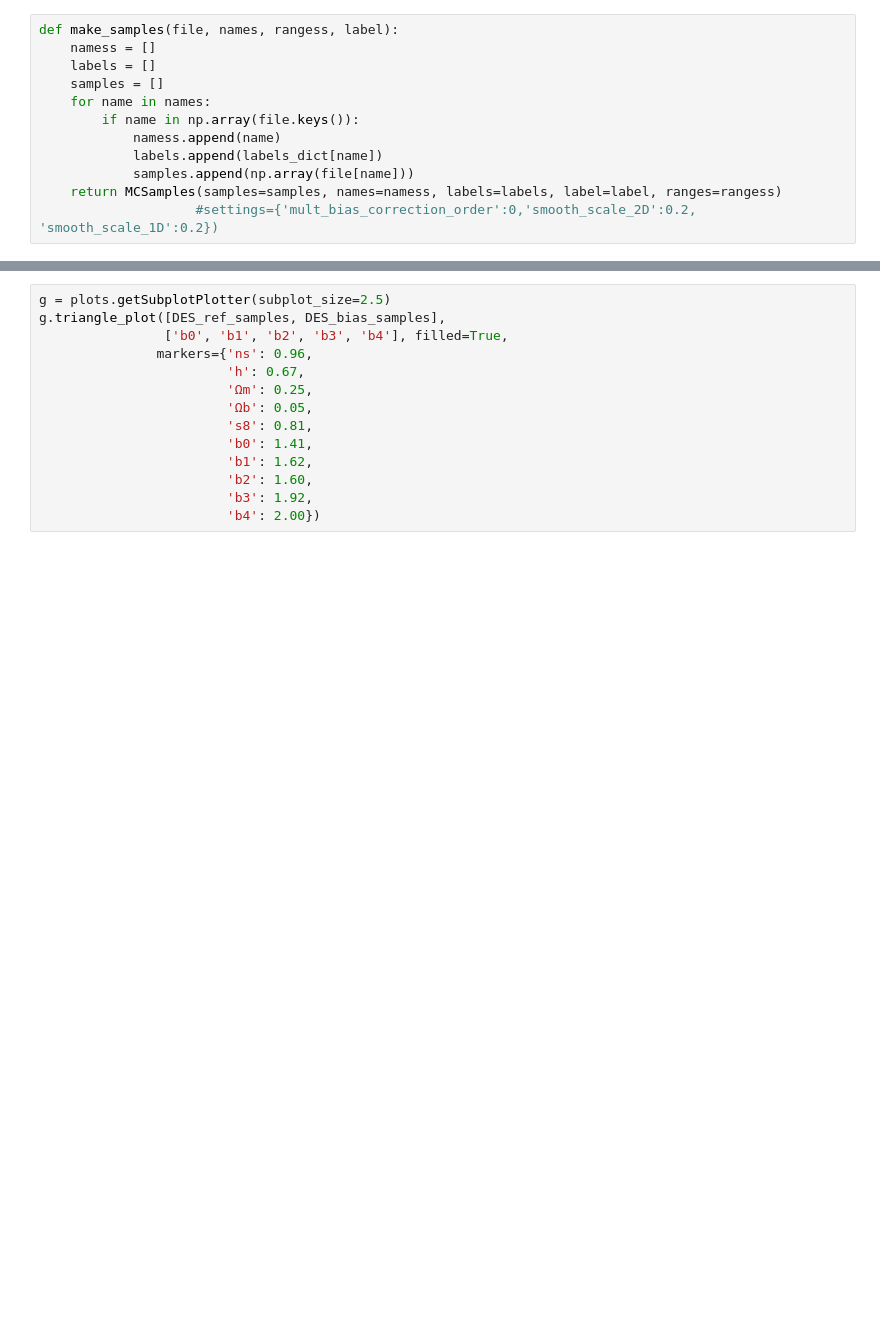
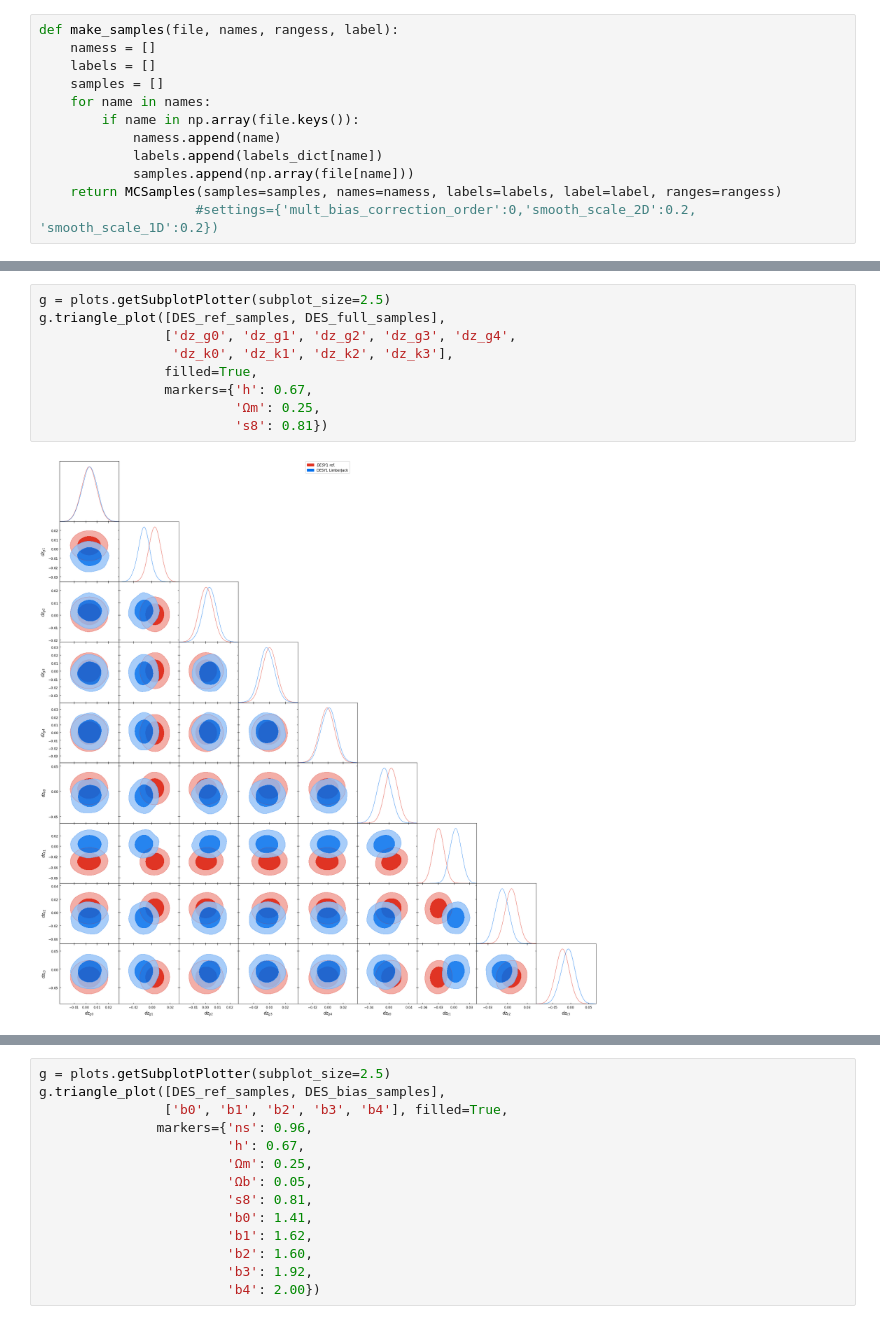
Before and after one commit to damonge/LimberJack.jl, a Jupyter notebook: chains/Plotting.ipynb, the cells around one changed output, grey strips where cells are left out. Cells and saved outputs as stored; diff of their text form; blank space fills up the shorter version.

```diff
--- a/chains/Plotting.ipynb
+++ b/chains/Plotting.ipynb
@@ -113,0 +163,11 @@ g.triangle_plot([DES_ref_samples, DES_cosmo_bias_samples], filled=True,
+# %%
+g = plots.getSubplotPlotter(subplot_size=2.5)
+g.triangle_plot([DES_ref_samples, DES_full_samples],
+                ['dz_g0', 'dz_g1', 'dz_g2', 'dz_g3', 'dz_g4',
+                 'dz_k0', 'dz_k1', 'dz_k2', 'dz_k3'],
+                filled=True,
+                markers={'h': 0.67,
+                         'Ωm': 0.25,
+                         's8': 0.81})
+# %% [output]
+[figure, added]
```
Also changed, not shown: parts of 10 cells of this notebook, 4 other files.
